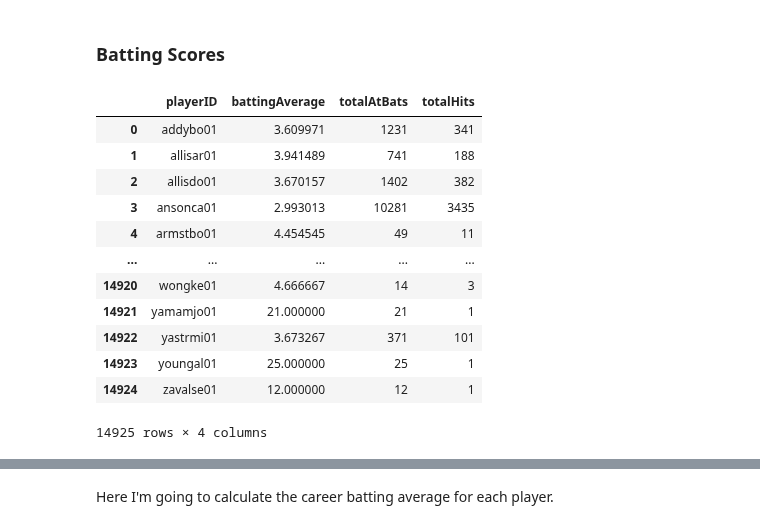
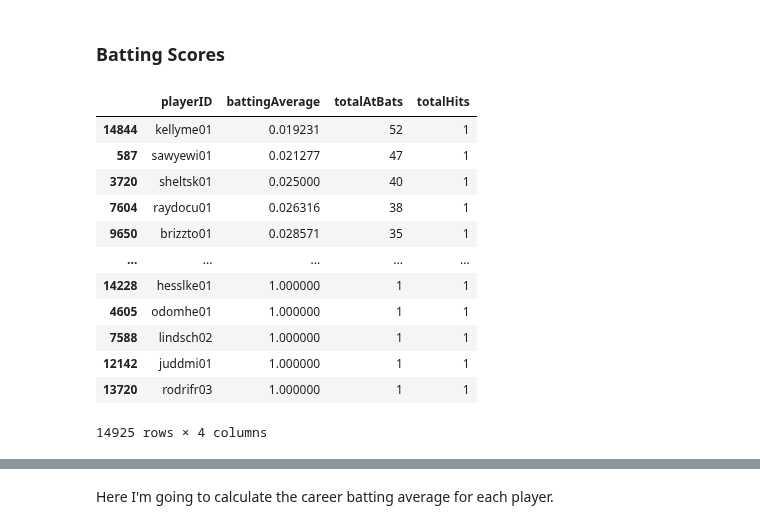
Before and after one commit to aradaha/Baseball-Stats-Project, a Jupyter notebook: Capstone.ipynb, the cells around one changed output, grey strips where cells are left out. Drawn from its saved outputs; the diff is of its cells as text; code cells hidden in the pictures.

```diff
--- a/Capstone.ipynb
+++ b/Capstone.ipynb
@@ -271,16 +268,0 @@ AVGDF, Averages, AtBats, Hits = BatAVG(B1)
-# %%
-AVGDF
-# %% [output]
-|  | playerID | battingAverage | totalAtBats | totalHits |
-| 0 | addybo01 | 3.609971 | 1231 | 341 |
-| 1 | allisar01 | 3.941489 | 741 | 188 |
-| 2 | allisdo01 | 3.670157 | 1402 | 382 |
-| 3 | ansonca01 | 2.993013 | 10281 | 3435 |
-| 4 | armstbo01 | 4.454545 | 49 | 11 |
-| ... | ... | ... | ... | ... |
-| 14920 | wongke01 | 4.666667 | 14 | 3 |
-| 14921 | yamamjo01 | 21.000000 | 21 | 1 |
-| 14922 | yastrmi01 | 3.673267 | 371 | 101 |
-| 14923 | youngal01 | 25.000000 | 25 | 1 |
-| 14924 | zavalse01 | 12.000000 | 12 | 1 |
-14925 rows × 4 columns
@@ -286,0 +273,16 @@ AVGDF
+# %%
+AVGDF.sort_values(by='battingAverage')
+# %% [output]
+|  | playerID | battingAverage | totalAtBats | totalHits |
+| 14844 | kellyme01 | 0.019231 | 52 | 1 |
+| 587 | sawyewi01 | 0.021277 | 47 | 1 |
+| 3720 | sheltsk01 | 0.025000 | 40 | 1 |
+| 7604 | raydocu01 | 0.026316 | 38 | 1 |
+| 9650 | brizzto01 | 0.028571 | 35 | 1 |
+| ... | ... | ... | ... | ... |
+| 14228 | hesslke01 | 1.000000 | 1 | 1 |
+| 4605 | odomhe01 | 1.000000 | 1 | 1 |
+| 7588 | lindsch02 | 1.000000 | 1 | 1 |
+| 12142 | juddmi01 | 1.000000 | 1 | 1 |
+| 13720 | rodrifr03 | 1.000000 | 1 | 1 |
+14925 rows × 4 columns
```
Also changed, not shown: parts of 5 cells of this notebook.
